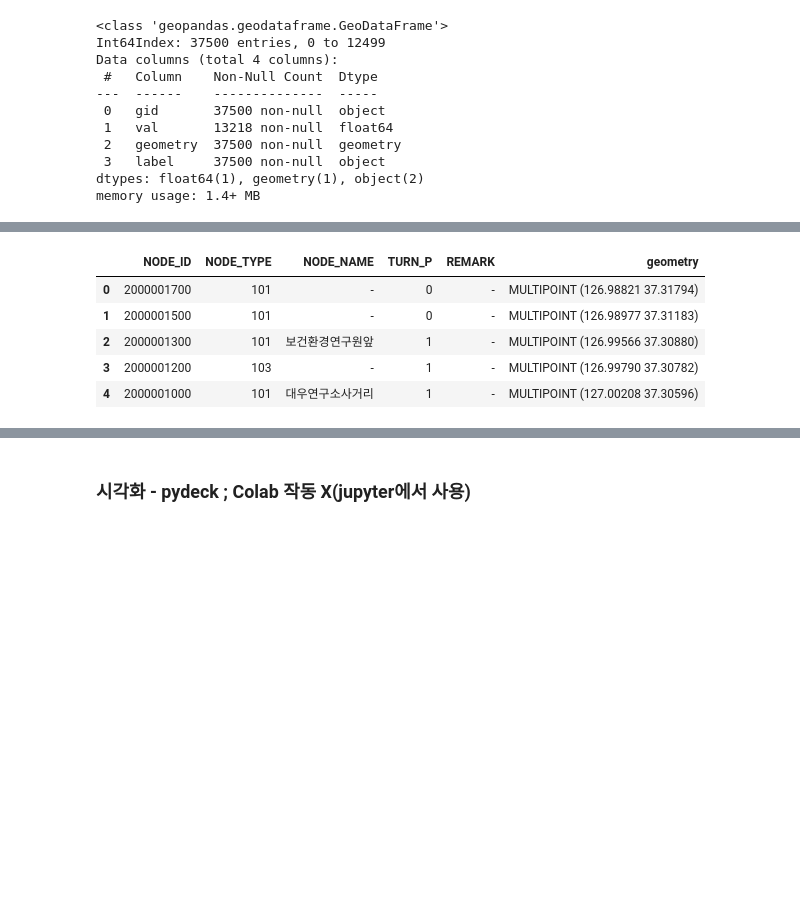
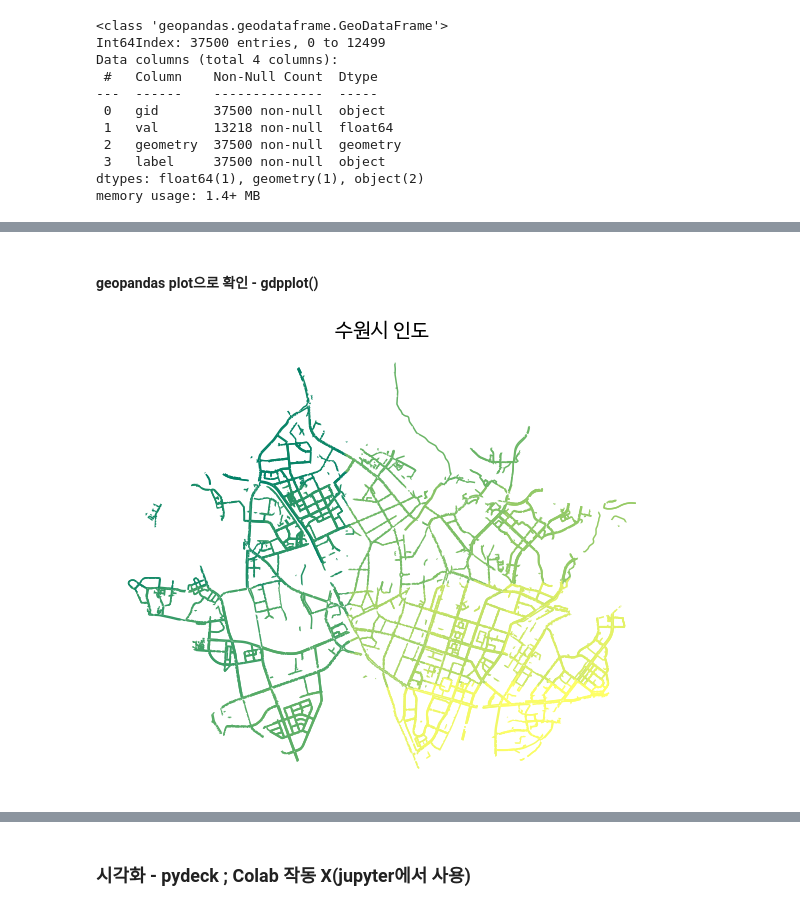
Before and after one commit to eruru0411/DL_Study, a Jupyter notebook: LH.ipynb, the cells around one changed output, grey strips where cells are left out. Cells and saved outputs as stored; diff of their text form; code cells hidden in the pictures; blank space fills up the shorter version.

```diff
--- a/LH.ipynb
+++ b/LH.ipynb
@@ -236,6 +257,27 @@ def geo_to_df(df_whatwillread, na_col=None, norm_col=None, geotype='multipoligon
     for i in range(len(df_08)):
         idx.append(str(i).zfill(5))
     df_08['grid_id'] = pd.DataFrame(idx)
+# %%
+# for gpd plot
+def gpdplot(dataframe, gpd_col, title="", show=True, cmap='YlGnBu_r', sub=False, nrow=None, ncol=None, figsize=(5, 5)):
+    if sub == True:
+        count=0
+        fig, axes = plt.subplots(nrow, ncol, figsize=figsize)
+        for r in range(nrow):
+            if count > len(dataframe): break
+            for c in range(ncol):
+                if count >= len(dataframe): break
+                ax = dataframe[count].plot(column=gpd_col[count], cmap=cmap, ax=axes[r,c])
+                ax.set_title(title[count], fontsize=20)
+                ax.set_axis_off()
+                count += 1
+
+    else:
+        ax = dataframe.plot(column=gpd_col, cmap=cmap, figsize=figsize)
+        ax.set_title(title, fontsize=20)
+        ax.set_axis_off()
+    if show == True:
+        plt.show()
 # %% [markdown]
 ## Data
 # %% [markdown]
@@ -517,12 +896,5 @@ geo_to_df(df_교통링크21, geotype='multilinestring')    # multilinestring
 geo_to_df(df_상세도로망22, geotype='multilinestring')  # multilinestring
 geo_to_df(df_인도26, geotype='multilinestring')        # multilinestring
 # geo_to_df(df_교통노드20)    # multipoint
-# %%
-df_교통노드20.head()        # -> multipoint이나 실제로 한 쌍의 위경도만 존재하므로, point로 사용
-# %% [output]
-|  | NODE_ID | NODE_TYPE | NODE_NAME | TURN_P | REMARK | geometry |
-| 0 | 2000001700 | 101 | - | 0 | - | MULTIPOINT (126.98821 37.31794) |
-| 1 | 2000001500 | 101 | - | 0 | - | MULTIPOINT (126.98977 37.31183) |
-| 2 | 2000001300 | 101 | 보건환경연구원앞 | 1 | - | MULTIPOINT (126.99566 37.30880) |
-| 3 | 2000001200 | 103 | - | 1 | - | MULTIPOINT (126.99790 37.30782) |
-| 4 | 2000001000 | 101 | 대우연구소사거리 | 1 | - | MULTIPOINT (127.00208 37.30596) |
+# %% [markdown]
+#### geopandas plot으로  확인 - gdpplot()
@@ -528,0 +903,4 @@ df_교통노드20.head()        # -> multipoint이나 실제로 한 쌍의 위
+# %%
+gpdplot(df_인도26, "UFID", title="수원시 인도", cmap='summer', figsize=(10, 10))
+# %% [output]
+[figure, added]
```
Also changed, not shown: parts of 62 cells of this notebook.
